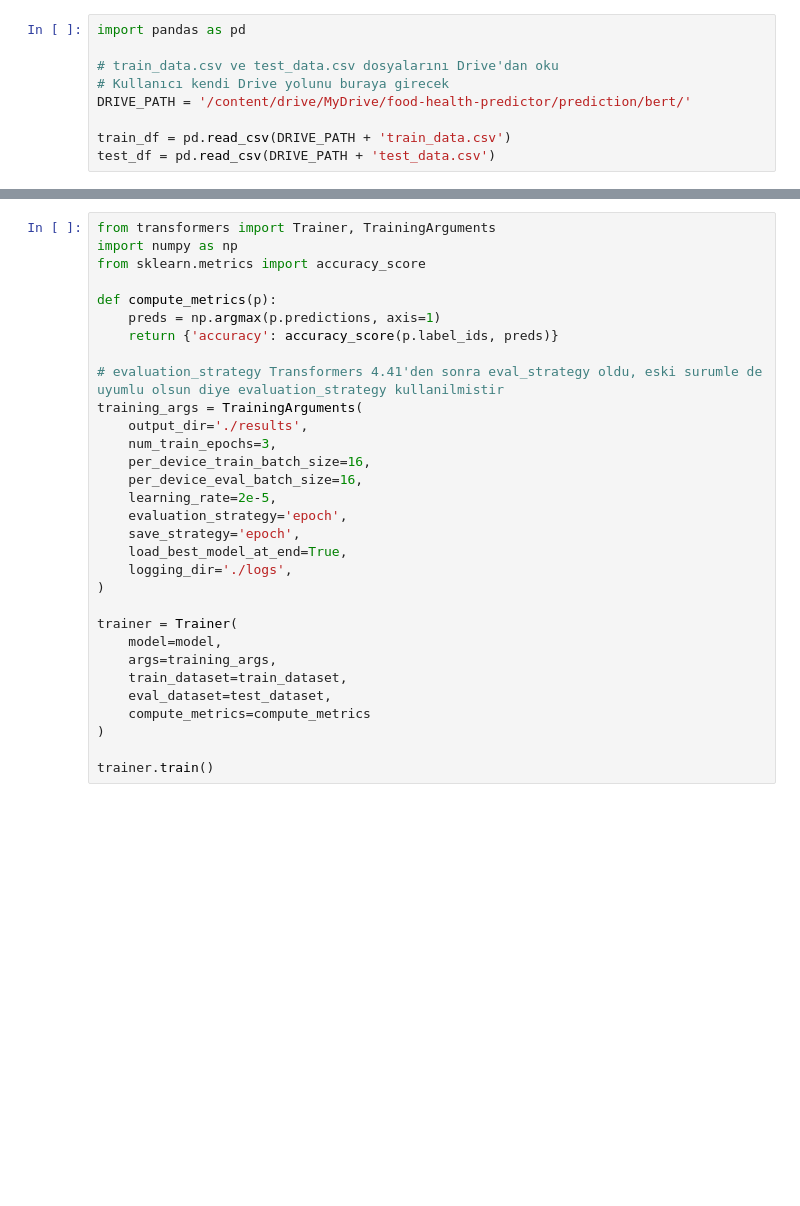
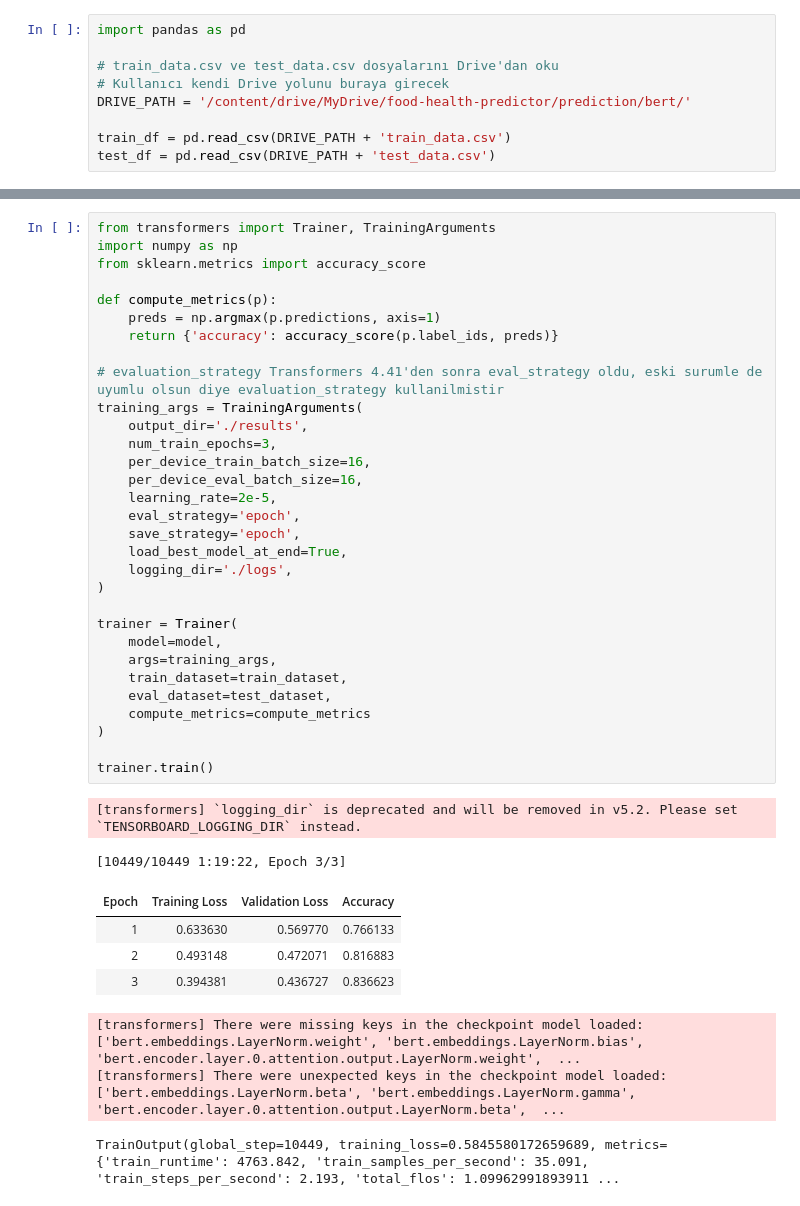
Before and after one commit to oguzhanerbil/food-health-predictor, a Jupyter notebook: prediction/bert/bert_colab.ipynb, the cells around one changed output, grey strips where cells are left out. Saved outputs shown, nothing was run; the diff lists cells and outputs as text; blank space fills up the shorter version.

Commit message:
feat(bert): BERT fine-tuning tamamlandı, accuracy %83.66

```diff
--- a/prediction/bert/bert_colab.ipynb
+++ b/prediction/bert/bert_colab.ipynb
@@ -61,34 +106,44 @@ model = BertForSequenceClassification.from_pretrained(
 # %%
 from transformers import Trainer, TrainingArguments
 import numpy as np
 from sklearn.metrics import accuracy_score
 
 def compute_metrics(p):
     preds = np.argmax(p.predictions, axis=1)
     return {'accuracy': accuracy_score(p.label_ids, preds)}
 
 # evaluation_strategy Transformers 4.41'den sonra eval_strategy oldu, eski surumle de uyumlu olsun diye evaluation_strategy kullanilmistir
 training_args = TrainingArguments(
     output_dir='./results',
     num_train_epochs=3,
     per_device_train_batch_size=16,
     per_device_eval_batch_size=16,
     learning_rate=2e-5,
-    evaluation_strategy='epoch',
+    eval_strategy='epoch',
     save_strategy='epoch',
     load_best_model_at_end=True,
     logging_dir='./logs',
 )
 
 trainer = Trainer(
     model=model,
     args=training_args,
     train_dataset=train_dataset,
     eval_dataset=test_dataset,
     compute_metrics=compute_metrics
 )
 
 trainer.train()
+# %% [output]
+[transformers] `logging_dir` is deprecated and will be removed in v5.2. Please set `TENSORBOARD_LOGGING_DIR` instead.
+[10449/10449 1:19:22, Epoch 3/3]
+| Epoch | Training Loss | Validation Loss | Accuracy |
+| 1 | 0.633630 | 0.569770 | 0.766133 |
+| 2 | 0.493148 | 0.472071 | 0.816883 |
+| 3 | 0.394381 | 0.436727 | 0.836623 |
+[transformers] There were missing keys in the checkpoint model loaded: ['bert.embeddings.LayerNorm.weight', 'bert.embeddings.LayerNorm.bias', 'bert.encoder.layer.0.attention.output.LayerNorm.weight',  ...
+[transformers] There were unexpected keys in the checkpoint model loaded: ['bert.embeddings.LayerNorm.beta', 'bert.embeddings.LayerNorm.gamma', 'bert.encoder.layer.0.attention.output.LayerNorm.beta',  ...
+TrainOutput(global_step=10449, training_loss=0.5845580172659689, metrics={'train_runtime': 4763.842, 'train_samples_per_second': 35.091, 'train_steps_per_second': 2.193, 'total_flos': 1.09962991893911 ...
 # %%
 from sklearn.metrics import classification_report, confusion_matrix
 import seaborn as sns
```
Also changed, not shown: parts of 6 cells of this notebook.
